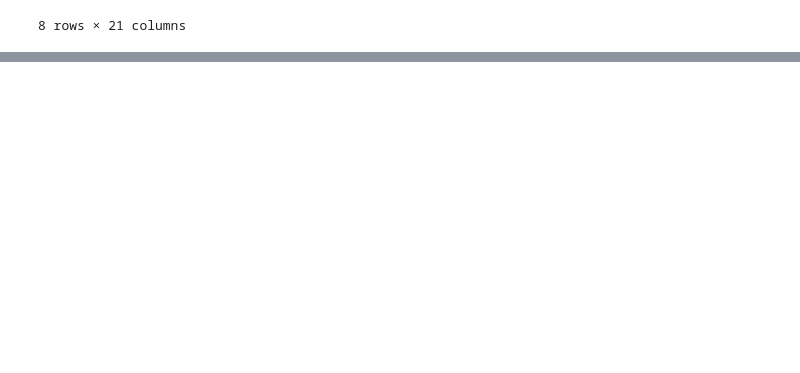
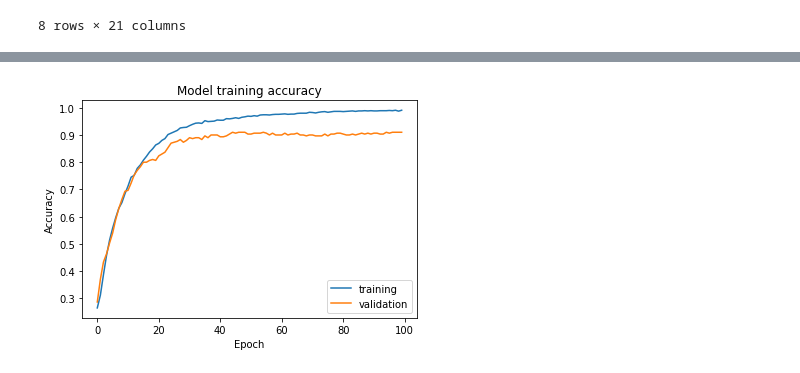
Before and after one commit to Swathi964/ICT_AI-ML_case-study3_Artificial-Neural-Networks-, a Jupyter notebook: Case_Study_03_Artificial_Neural_Network.ipynb, the cells around one changed output, grey strips where cells are left out. Cells and saved outputs as stored; diff of their text form; code cells hidden in the pictures; blank space fills up the shorter version.

```diff
--- a/Case_Study_03_Artificial_Neural_Network.ipynb
+++ b/Case_Study_03_Artificial_Neural_Network.ipynb
@@ -250,0 +79,4 @@ y_test
+# %%
+#splitting the dataset for training and testing
+from sklearn.model_selection import train_test_split
+X_train,X_test,y_train,y_test=train_test_split(X,y,test_size=0.25,random_state=10)
@@ -250,0 +87,11 @@ y_test
+# %%
+#building the neural network
+model=Sequential()
+model.add(Dense(22,activation='relu'))
+model.add(Dense(4,activation='softmax'))
+# %%
+#compiling the model
+model.compile(loss='categorical_crossentropy',optimizer='adam',metrics=['accuracy'])
+# %%
+#fitting the model
+history=model.fit(X_train,y_train,validation_split=0.2,epochs=100)
@@ -250,0 +116,12 @@ y_test
+# %%
+#plotting Model accuracy v/s Epoch
+import matplotlib.pyplot as plt
+plt.plot(history.history['accuracy'])
+plt.plot(history.history['val_accuracy'])
+plt.title('Model training accuracy')
+plt.ylabel('Accuracy')
+plt.xlabel('Epoch')
+plt.legend(['training','validation'],loc='best')
+plt.show()
+# %% [output]
+[figure, added]
```
Also changed, not shown: parts of 40 cells of this notebook.
